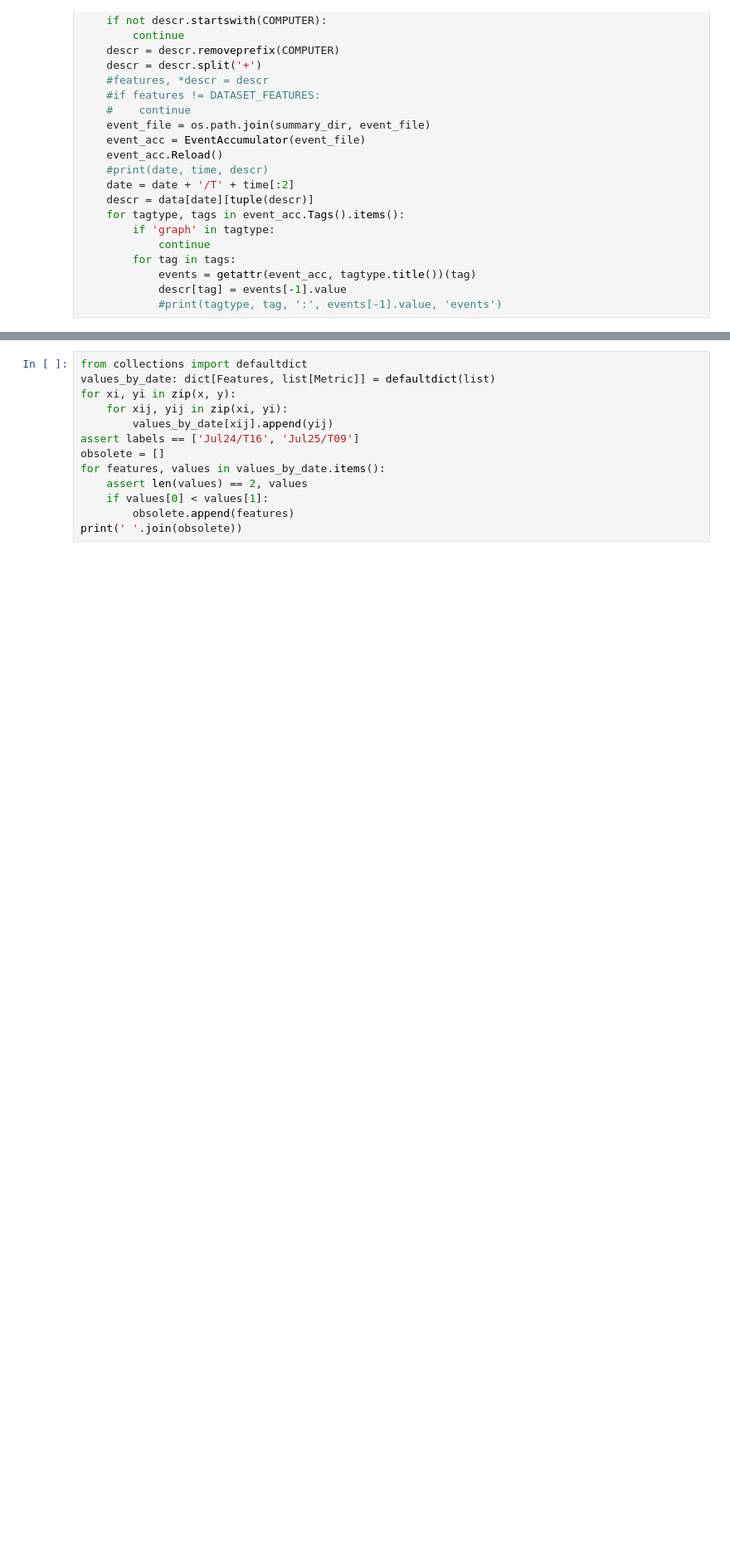
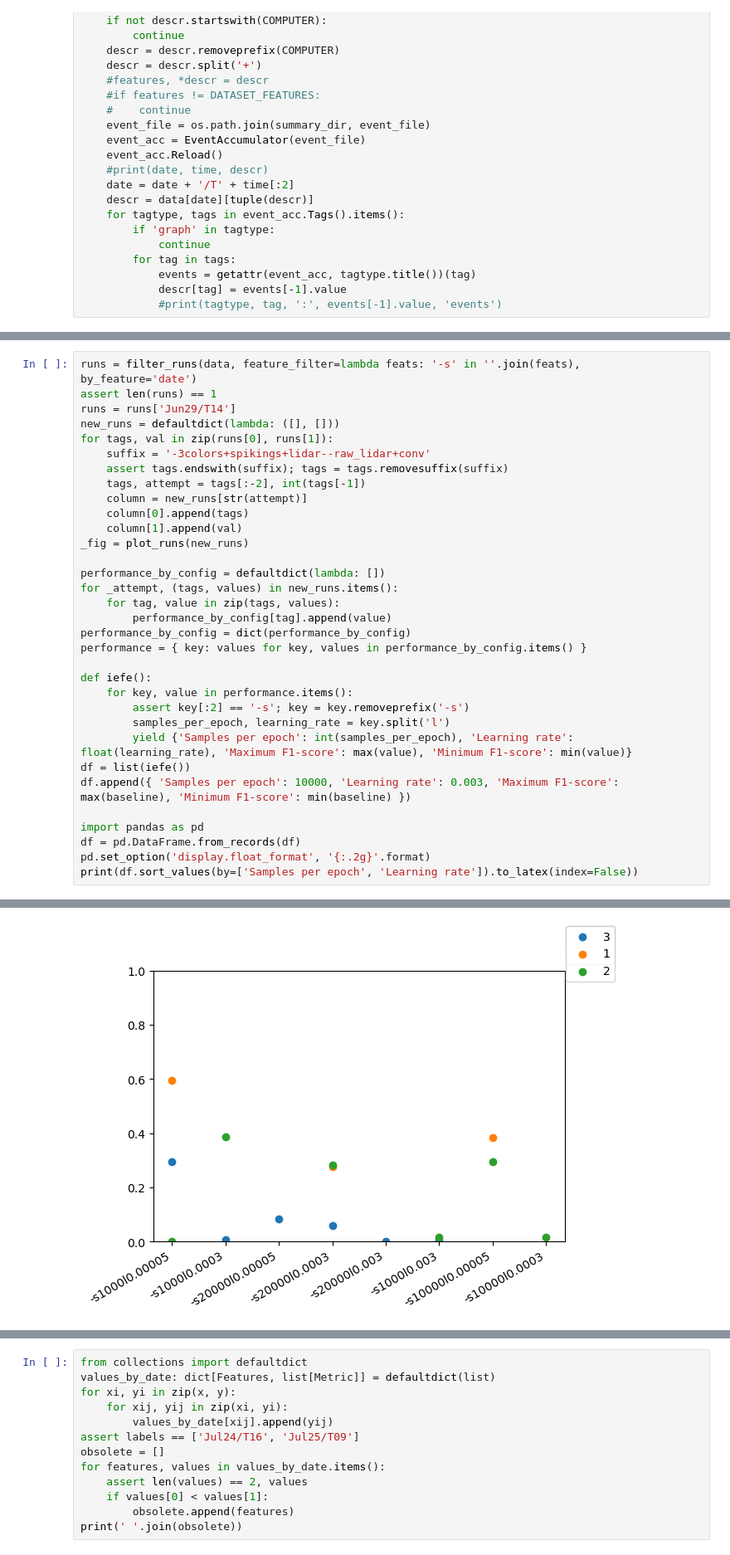
Before and after one commit to Warggr/bio-inspired-navigation, a Jupyter notebook: scripts/train_results.ipynb, the cells around one changed output, grey strips where cells are left out. Shown at 83% size. Cells and saved outputs as stored; diff of their text form; blank space fills up the shorter version.

```diff
--- a/scripts/train_results.ipynb
+++ b/scripts/train_results.ipynb
@@ -114,0 +123,34 @@ _fig = plot_runs(x, y, labels)
+# %%
+runs = filter_runs(data, feature_filter=lambda feats: '-s' in ''.join(feats), by_feature='date')
+assert len(runs) == 1
+runs = runs['Jun29/T14']
+new_runs = defaultdict(lambda: ([], []))
+for tags, val in zip(runs[0], runs[1]):
+    suffix = '-3colors+spikings+lidar--raw_lidar+conv'
+    assert tags.endswith(suffix); tags = tags.removesuffix(suffix)
+    tags, attempt = tags[:-2], int(tags[-1])
+    column = new_runs[str(attempt)]
+    column[0].append(tags)
+    column[1].append(val)
+_fig = plot_runs(new_runs)
+
+performance_by_config = defaultdict(lambda: [])
+for _attempt, (tags, values) in new_runs.items():
+    for tag, value in zip(tags, values):
+        performance_by_config[tag].append(value)
+performance_by_config = dict(performance_by_config)
+performance = { key: values for key, values in performance_by_config.items() }
+
+def iefe():
+    for key, value in performance.items():
+        assert key[:2] == '-s'; key = key.removeprefix('-s')
+        samples_per_epoch, learning_rate = key.split('l')
+        yield {'Samples per epoch': int(samples_per_epoch), 'Learning rate': float(learning_rate), 'Maximum F1-score': max(value), 'Minimum F1-score': min(value)}
+df = list(iefe())
+df.append({ 'Samples per epoch': 10000, 'Learning rate': 0.003, 'Maximum F1-score': max(baseline), 'Minimum F1-score': min(baseline) })
+
+import pandas as pd
+df = pd.DataFrame.from_records(df)
+pd.set_option('display.float_format', '{:.2g}'.format)
+print(df.sort_values(by=['Samples per epoch', 'Learning rate']).to_latex(index=False))
+# %% [output]
@@ -114,0 +172 @@ _fig = plot_runs(x, y, labels)
+[figure, added]
```
Also changed, not shown: parts of 14 cells of this notebook, 2 other files.
